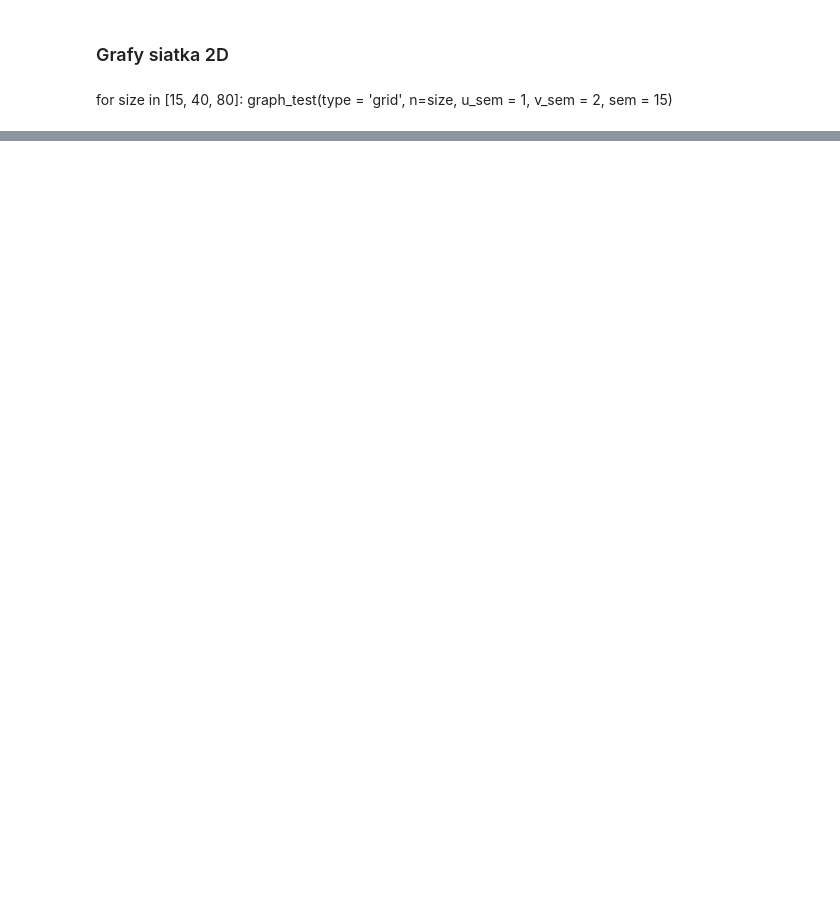
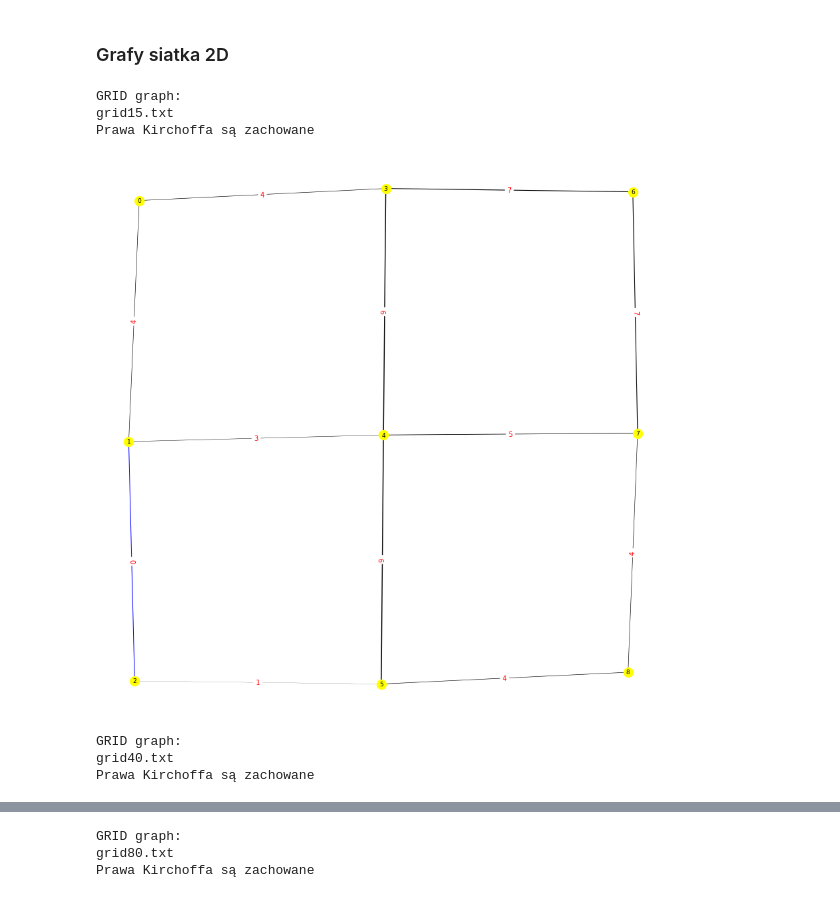
Before and after one commit to AlexMaz99/MOwNiT, a Jupyter notebook: lab6/report6.ipynb, the cells around one changed output, grey strips where cells are left out. Drawn from its saved outputs; the diff is of its cells as text; code cells hidden in the pictures; blank space fills up the shorter version.

```diff
--- a/lab6/report6.ipynb
+++ b/lab6/report6.ipynb
@@ -584,5 +584,13 @@ Prawa Kirchoffa są zachowane
 # %% [markdown]
 ### Grafy siatka 2D
-# %% [markdown]
-for size in [15, 40, 80]:
-    graph_test(type = 'grid', n=size, u_sem = 1, v_sem = 2, sem = 15)
+# %%
+for size in [15, 40, 80]:
+    graph_test(type = 'grid', n=size, u_sem = 1, v_sem = 2, sem = 15)
+# %% [output]
+GRID graph:
+grid15.txt
+Prawa Kirchoffa są zachowane
+[figure, added]
+GRID graph:
+grid40.txt
+Prawa Kirchoffa są zachowane
@@ -588,0 +598,3 @@ for size in [15, 40, 80]:
+GRID graph:
+grid80.txt
+Prawa Kirchoffa są zachowane
```
Also changed, not shown: parts of 8 cells of this notebook, 13 other files.
